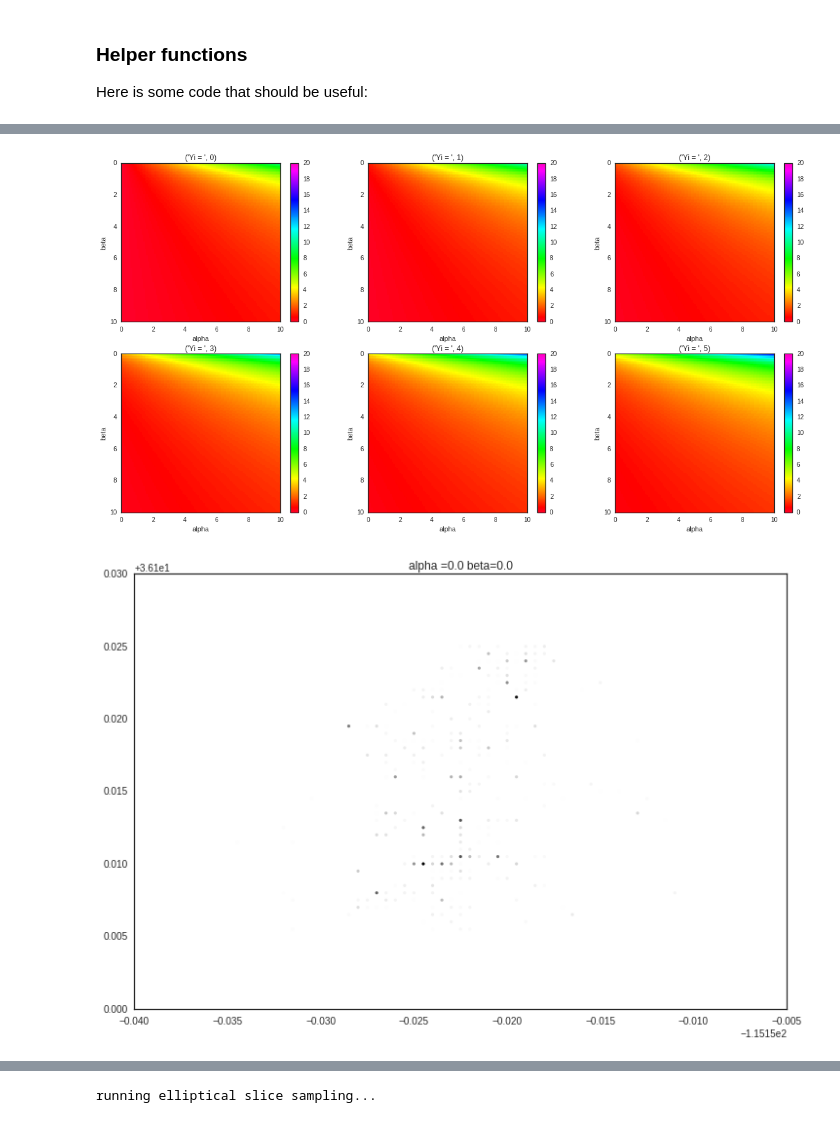
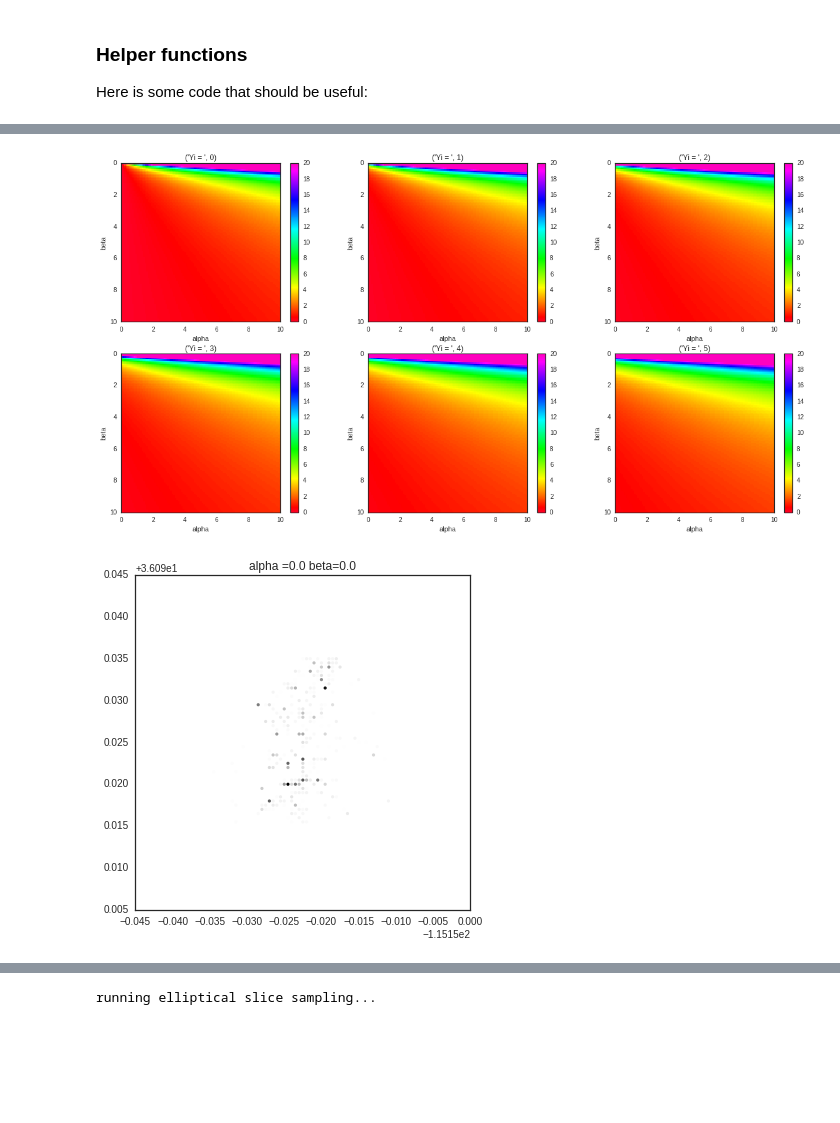
Before and after one commit to kevinchen1000/2016, a Jupyter notebook: Homework/AM207_yufengkevinchen_HW4.ipynb, the cells around one changed output, grey strips where cells are left out. Cells and saved outputs as stored; diff of their text form; code cells hidden in the pictures; blank space fills up the shorter version.

```diff
--- a/Homework/AM207_yufengkevinchen_HW4.ipynb
+++ b/Homework/AM207_yufengkevinchen_HW4.ipynb
@@ -99,4 +99,9 @@ def plot_checkins(checkins):
 
 plot_checkins(checkins)
 print checkins.shape
+
+def plot_checkins_compare(checkins):
+    colors = checkins / np.double(np.max(checkins))
+    plt.scatter(X[:,0], X[:,1], s=10, c=colors, vmin =0, cmap='gray_r', edgecolors='none')
+    plt.show()
 # %% [output]
@@ -183,7 +188,7 @@ expected_val = np.zeros((Y.shape[0],alpha.shape[0],alpha.shape[1]))
 for i in xrange(expected_val.shape[0]):
     for j in xrange(expected_val.shape[1]):
         for k in xrange(expected_val.shape[2]):
-            expected_val[i,j,k] = 1 / (1+ beta[j,k]) * Y[i] + alpha[j,k] / (1+ beta[j,k])
+            expected_val[i,j,k] = 1 / (w**2+ beta[j,k]) * Y[i] + alpha[j,k] / (w**2+ beta[j,k])
 
 fig = plt.figure(figsize=(20,10))
 
@@ -193,45 +198,45 @@ for i in xrange(Y.shape[0]):
     plt.imshow(expected_val[i,:,:], extent=(alpha.min(), alpha.max(), beta.max(), beta.min()), \
            interpolation='nearest', cmap=matplotlib.cm.gist_rainbow, vmin = 0, vmax = 20)
     plt.xlabel('alpha')
     plt.ylabel('beta')
     title_string= 'Yi = ', i
     plt.title(title_string)
     plt.colorbar()
 
 #next, plot the entire map
 Y = checkins
-fig1 = plt.figure(figsize =[12,8])
+fig2 = plt.figure(figsize =[6,6])
 
 #case 1: alpha =0, beta=0
 alpha = 0.0; beta = 0.0
 poisson_l = np.zeros(Y.shape,dtype = 'float')
-poisson_l = 1/ (1.0+beta) * Y + alpha / (1.0+beta)
+poisson_l = 1/ (w**2+beta) * Y + alpha / (w**2+beta)
 plt.title('alpha =0.0 beta=0.0')
 plot_checkins(poisson_l)
 
 #case 2: alpha = 10, beta=1
-fig2 = plt.figure(figsize =[12,8])
+fig2 = plt.figure(figsize =[6,6])
 alpha = 10; beta = 1.0
 poisson_l = np.zeros(Y.shape,dtype = 'float')
-poisson_l = 1/ (1.0+beta) * Y + alpha / (1.0+beta)
+poisson_l = 1/ (w**2+beta) * Y + alpha / (w**2+beta)
 plt.title('alpha =10 beta=1.0')
-plot_checkins(poisson_l)
+plot_checkins_compare(poisson_l)
 
 #case 3:
-fig3 = plt.figure(figsize =[12,8])
+fig3 = plt.figure(figsize =[6,6])
 alpha = 1; beta = 0.5
 poisson_l = np.zeros(Y.shape,dtype = 'float')
-poisson_l = 1.0/ (1.0+beta) * Y + alpha / (1.0+beta)
+poisson_l = 1.0/ (w**2+beta) * Y + alpha / (w**2+beta)
 plt.title('alpha =1.0 beta=0.5')
-plot_checkins(poisson_l)
+plot_checkins_compare(poisson_l)
 
 #case 4:
-fig4 = plt.figure(figsize =[12,8])
-alpha = 1e20; beta = 1e10
+fig4 = plt.figure(figsize =[6,6])
+alpha = 10000; beta = 10
 poisson_l = np.zeros(Y.shape,dtype = 'float')
-poisson_l = 1.0/ (1.0+beta) * Y + alpha / (1.0+beta)
-plt.title('alpha =1e20 beta=1e10')
-plot_checkins(poisson_l)
+poisson_l = 1.0/ (w**2+beta) * Y + alpha / (w**2+beta)
+plt.title('alpha =10000 beta=10')
+plot_checkins_compare(poisson_l)
 # %% [output]
-[figure, old version]
+[figure, new version]
-[figure, old version]
+[figure, new version]
```
Also changed, not shown: parts of 9 cells of this notebook.
